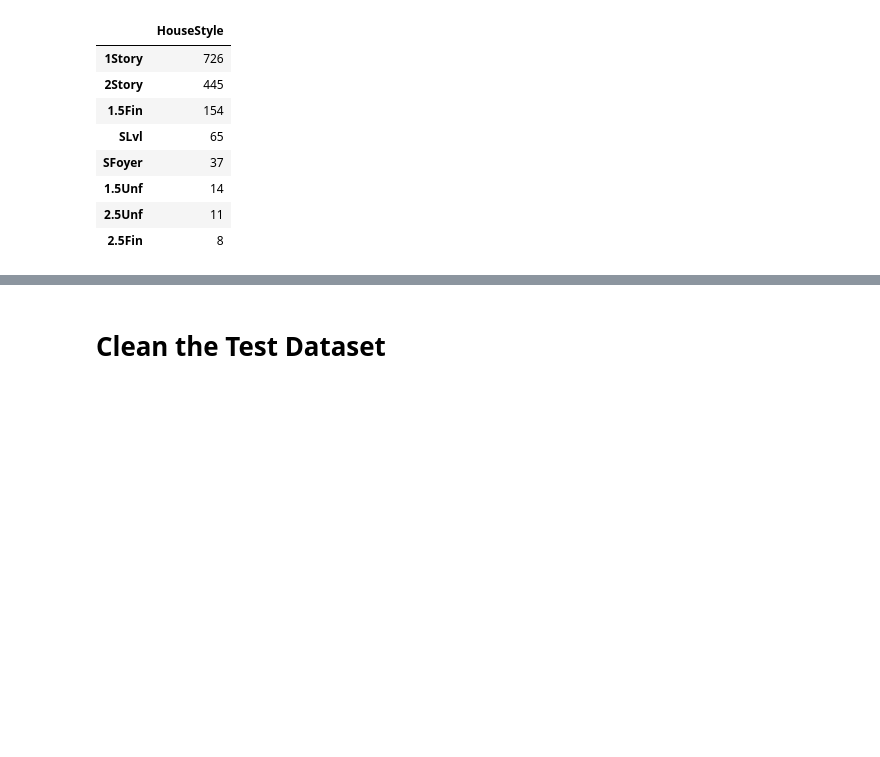
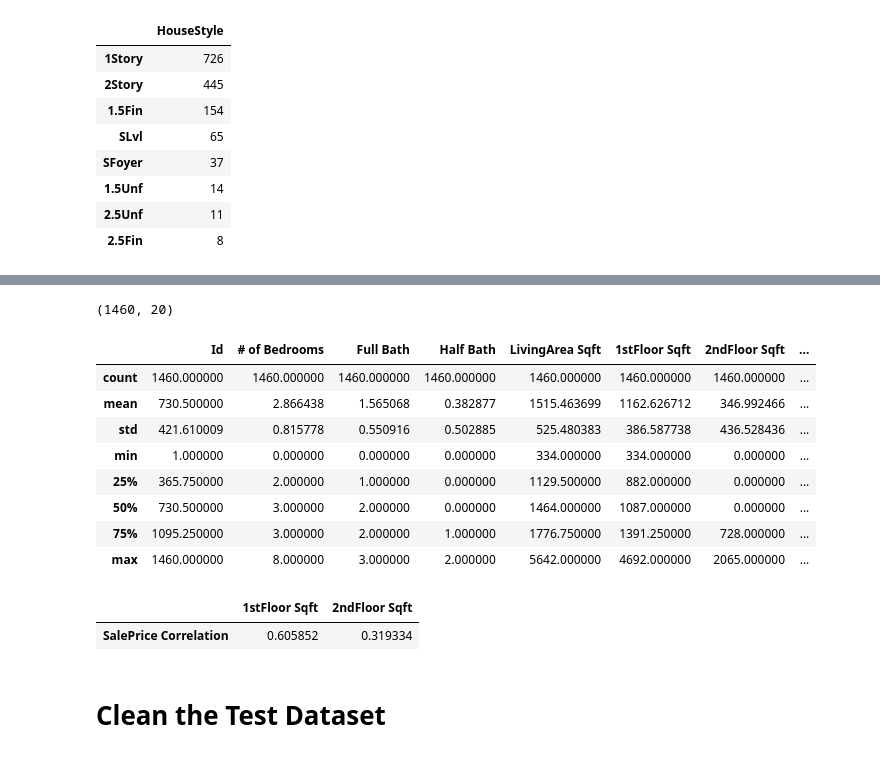
Before and after one commit to serpaulus/Predicting_the_Final_Home_Price, a Jupyter notebook: Predicting_Housing_Prices.ipynb, the cells around one changed output, grey strips where cells are left out. Cells and saved outputs as stored; diff of their text form; code cells hidden in the pictures; blank space fills up the shorter version.

```diff
--- a/Predicting_Housing_Prices.ipynb
+++ b/Predicting_Housing_Prices.ipynb
@@ -199,0 +279,16 @@ clean_df['HouseStyle'].value_counts().to_frame()
+# %%
+clean_train_df.shape
+# %% [output]
+(1460, 20)
+# %%
+clean_train_df.describe()
+# %% [output]
+|  | Id | # of Bedrooms | Full Bath | Half Bath | LivingArea Sqft | 1stFloor Sqft | 2ndFloor Sqft | ... |
+| count | 1460.000000 | 1460.000000 | 1460.000000 | 1460.000000 | 1460.000000 | 1460.000000 | 1460.000000 | ... |
+| mean | 730.500000 | 2.866438 | 1.565068 | 0.382877 | 1515.463699 | 1162.626712 | 346.992466 | ... |
+| std | 421.610009 | 0.815778 | 0.550916 | 0.502885 | 525.480383 | 386.587738 | 436.528436 | ... |
+| min | 1.000000 | 0.000000 | 0.000000 | 0.000000 | 334.000000 | 334.000000 | 0.000000 | ... |
+| 25% | 365.750000 | 2.000000 | 1.000000 | 0.000000 | 1129.500000 | 882.000000 | 0.000000 | ... |
+| 50% | 730.500000 | 3.000000 | 2.000000 | 0.000000 | 1464.000000 | 1087.000000 | 0.000000 | ... |
+| 75% | 1095.250000 | 3.000000 | 2.000000 | 1.000000 | 1776.750000 | 1391.250000 | 728.000000 | ... |
+| max | 1460.000000 | 8.000000 | 3.000000 | 2.000000 | 5642.000000 | 4692.000000 | 2065.000000 | ... |
@@ -200,3 +297,19 @@ clean_df['HouseStyle'].value_counts().to_frame()
+# %%
+SF_df = clean_train_df[['1stFloor Sqft', '2ndFloor Sqft', 'Sale Price']]
+SF_df = SF_df[~SF_df['Sale Price'].isnull()]
+SF_vars = list(SF_df)
+del SF_vars[-1]
+
+SF_summary = []
+
+for SF_type in SF_vars:
+    corr_val = np.corrcoef(SF_df[SF_type], SF_df['Sale Price'])[1][0]
+    SF_summary.append(corr_val)
+
+pd.DataFrame([SF_summary], columns=SF_vars, index=['SalePrice Correlation'])
+# %% [output]
+|  | 1stFloor Sqft | 2ndFloor Sqft |
+| SalePrice Correlation | 0.605852 | 0.319334 |
 # %% [markdown]
 # Clean the Test Dataset
 # %%
```
Also changed, not shown: parts of 15 cells of this notebook.
